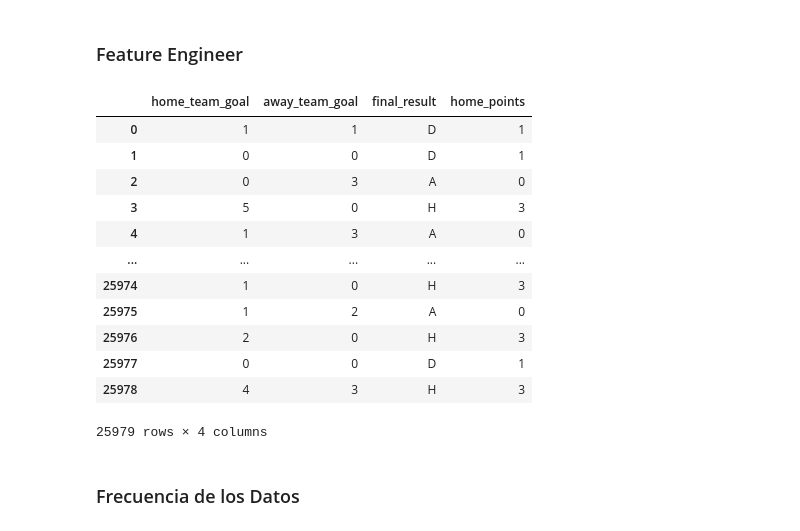
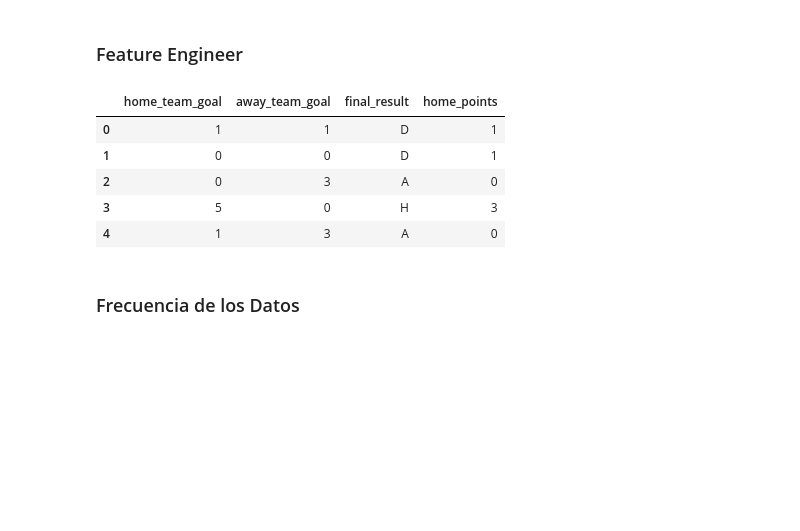
Before and after one commit to ignacioTapia95/neuralworks-challenge, a Jupyter notebook: notebooks/01_SANDBOX_EDA.ipynb, the cells around one changed output. Cells and saved outputs as stored; diff of their text form; code cells hidden in the pictures; blank space fills up the shorter version.

```diff
--- a/notebooks/01_SANDBOX_EDA.ipynb
+++ b/notebooks/01_SANDBOX_EDA.ipynb
@@ -20,8 +22,8 @@ sns.set_theme()
 pd.set_option('display.max_rows', 500)
 pd.set_option('display.max_columns', 500)
 # %%
-#df_match = db.read_from_sqlite(sql_file='queries/select/matches.sql', path_db='data/database.sqlite')
-#df_player = db.read_from_sqlite(sql_file='queries/select/players-attributes-season.sql', path_db='data/database.sqlite')
+df_match = db.read_from_sqlite(sql_file='queries/select/matches.sql', path_db='data/database.sqlite')
+df_player = db.read_from_sqlite(sql_file='queries/select/players-attributes-season.sql', path_db='data/database.sqlite')
 df_player_overall_rating = db.read_from_sqlite(sql_file='queries/select/historical_mean_overall_rating.sql', path_db='data/database.sqlite')
 
 df_player = df_player.loc[:,~df_player.columns.duplicated()]
@@ -62,21 +51,14 @@ def winner_team(final_result, home_team, away_team):
 df_match['home_points'] = df_match['final_result'].map({'H':3, 'D':1, 'A':0})
 df_match['away_points'] = df_match['final_result'].map({'H':0, 'D':1, 'A':3})
 # %%
-df_match[['home_team_goal', 'away_team_goal', 'final_result', 'home_points']]
+df_match[['home_team_goal', 'away_team_goal', 'final_result', 'home_points']].head()
 # %% [output]
 |  | home_team_goal | away_team_goal | final_result | home_points |
 | 0 | 1 | 1 | D | 1 |
 | 1 | 0 | 0 | D | 1 |
 | 2 | 0 | 3 | A | 0 |
 | 3 | 5 | 0 | H | 3 |
 | 4 | 1 | 3 | A | 0 |
-| ... | ... | ... | ... | ... |
-| 25974 | 1 | 0 | H | 3 |
-| 25975 | 1 | 2 | A | 0 |
-| 25976 | 2 | 0 | H | 3 |
-| 25977 | 0 | 0 | D | 1 |
-| 25978 | 4 | 3 | H | 3 |
-25979 rows × 4 columns
 # %% [markdown]
 ### Frecuencia de los Datos
 # %%
```
Also changed, not shown: parts of 11 cells of this notebook.
